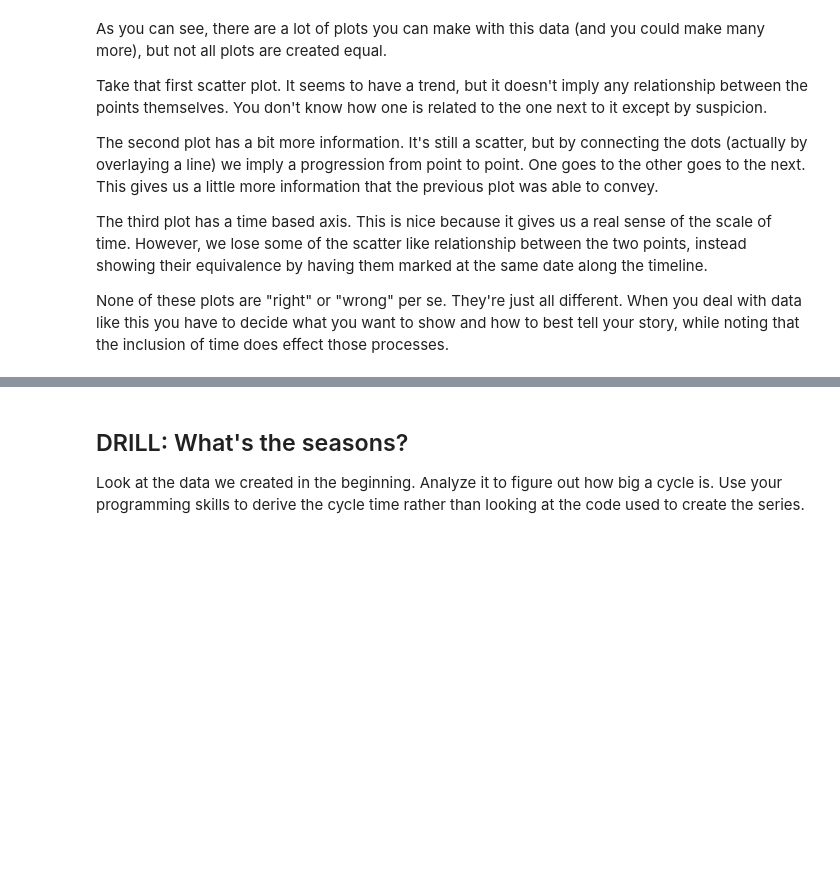
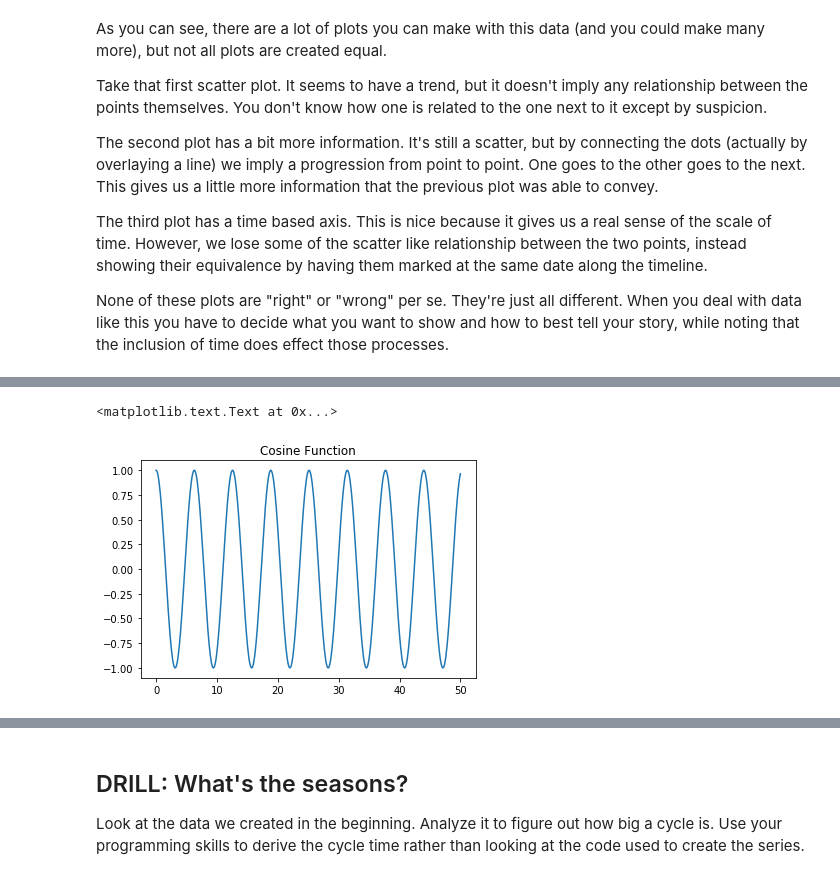
Before and after one commit to jacksonntag/data-science, a Jupyter notebook: notebooks/6.1.1 Intro to Time.ipynb, the cells around one changed output, grey strips where cells are left out. Saved outputs shown, nothing was run; the diff lists cells and outputs as text; code cells hidden in the pictures; blank space fills up the shorter version.

```diff
--- a/notebooks/6.1.1 Intro to Time.ipynb
+++ b/notebooks/6.1.1 Intro to Time.ipynb
@@ -96,0 +202,7 @@ Time is not a variable like every other. It has specific concerns. Before we tal
+# %%
+x = np.linspace(0, 50, 500)
+plt.plot(x, np.cos(x))
+plt.title('Cosine Function')
+# %% [output]
+<matplotlib.text.Text at 0x...>
+[figure, added]
```
Also changed, not shown: parts of 18 cells of this notebook, 5 other files.
